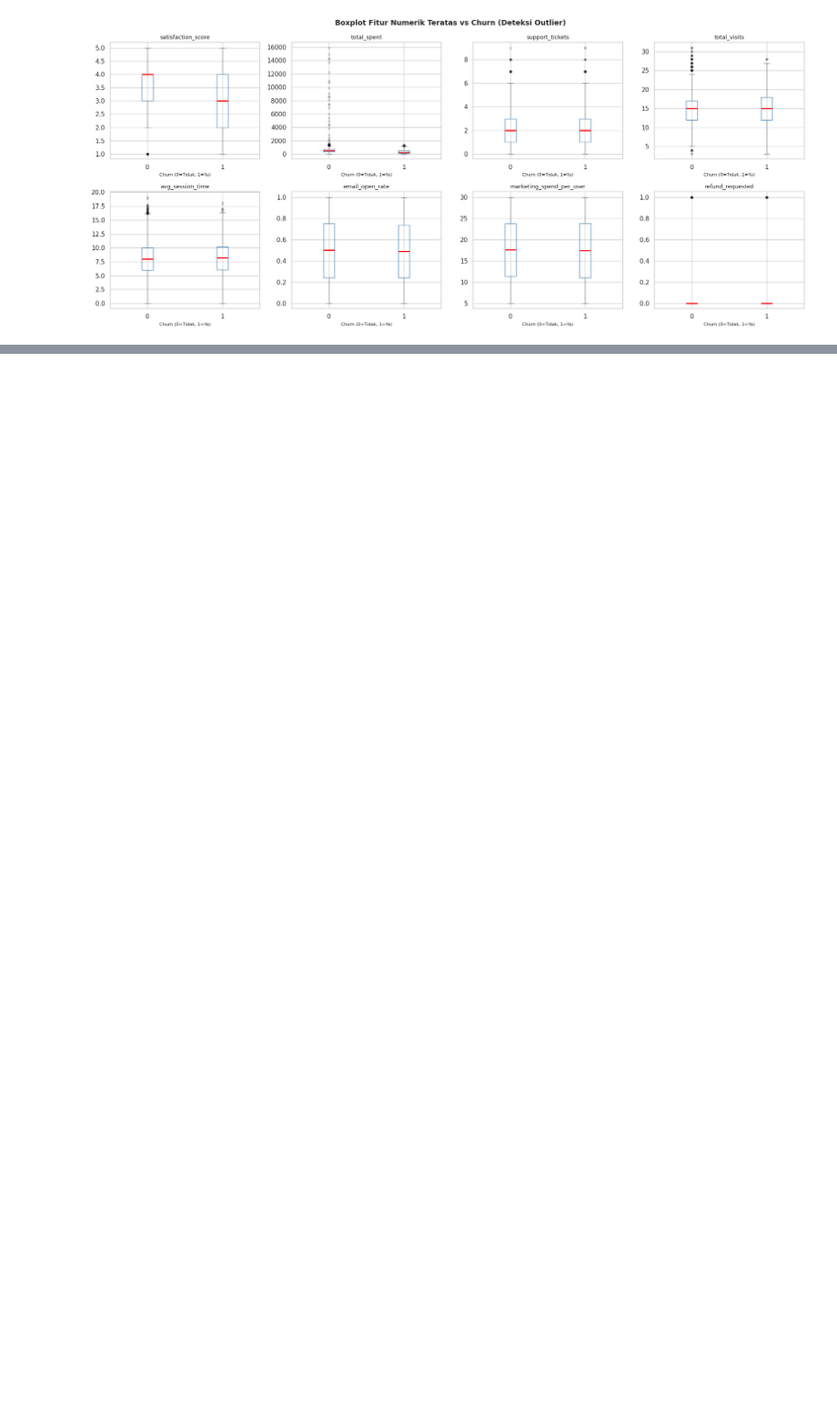
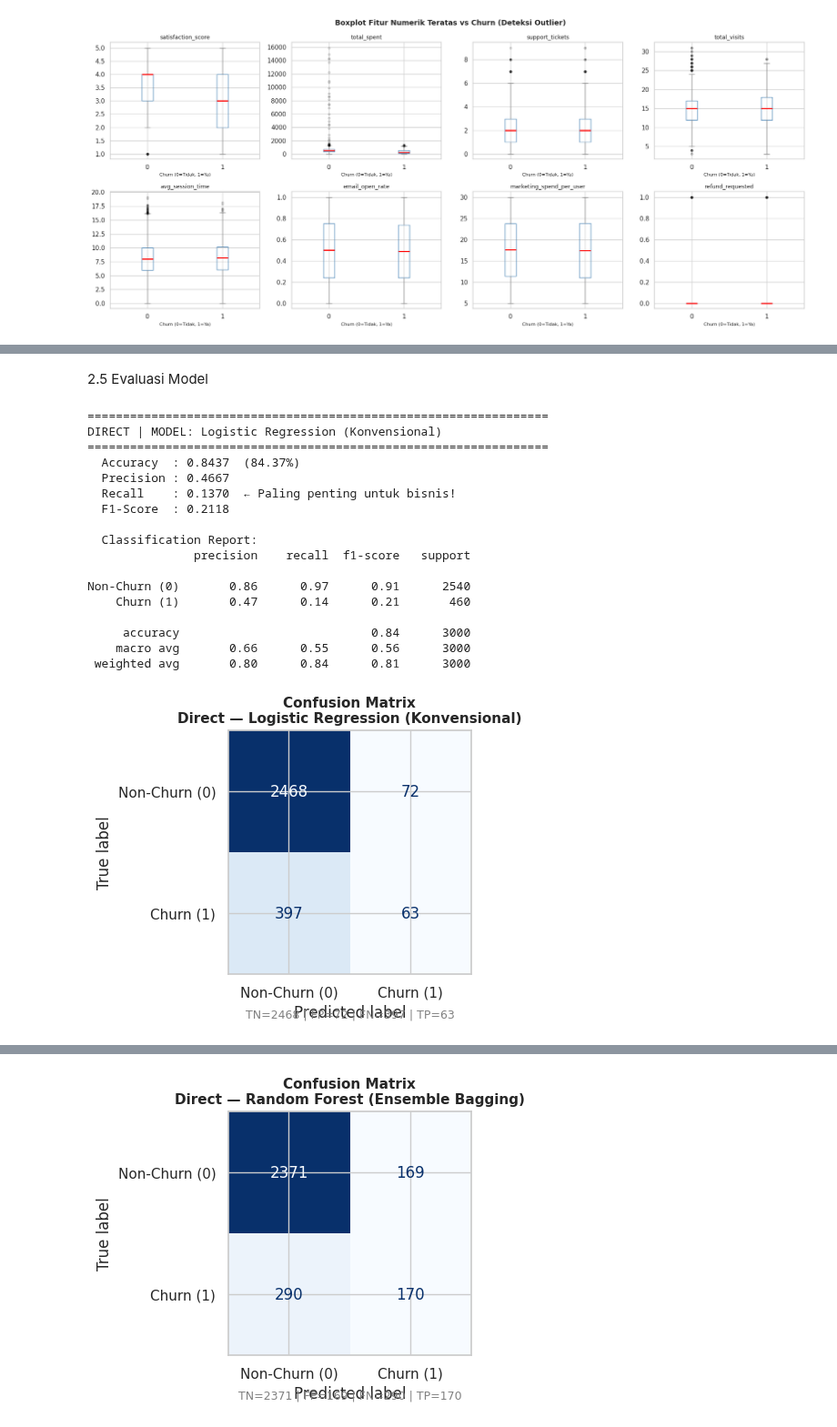
Before and after one commit to Taqi05/ChurnPrediction, a Jupyter notebook: UAS_Progress_Bengkod.ipynb, the cells around one changed output, grey strips where cells are left out. Shown at 91% size. Drawn from its saved outputs; the diff is of its cells as text; code cells hidden in the pictures; blank space fills up the shorter version.

Commit message:
Progress 2 - Direct Modeling

```diff
--- a/UAS_Progress_Bengkod.ipynb
+++ b/UAS_Progress_Bengkod.ipynb
@@ -388,0 +531,76 @@ plt.show()
+# %% [markdown]
+2.5 Evaluasi Model
+# %%
+def evaluate_model(model, X_train, X_test, y_train, y_test, model_name, scenario=''):
+    """Train model, evaluasi, dan tampilkan hasil lengkap."""
+    # Training
+    model.fit(X_train, y_train)
+    y_pred = model.predict(X_test)
+
+    # Metrik
+    acc  = accuracy_score(y_test, y_pred)
+    prec = precision_score(y_test, y_pred, average='binary', zero_division=0)
+    rec  = recall_score(y_test, y_pred, average='binary', zero_division=0)
+    f1   = f1_score(y_test, y_pred, average='binary', zero_division=0)
+
+    # Tampilan
+    print(f'\n{'='*65}')
+    print(f'{scenario.upper()} | MODEL: {model_name}')
+    print(f'{'='*65}')
+    print(f'  Accuracy  : {acc:.4f}  ({acc*100:.2f}%)')
+    print(f'  Precision : {prec:.4f}')
+    print(f'  Recall    : {rec:.4f}  ← Paling penting untuk bisnis!')
+    print(f'  F1-Score  : {f1:.4f}')
+    print(f'\n  Classification Report:')
+    print(classification_report(y_test, y_pred,
+                                target_names=['Non-Churn (0)', 'Churn (1)']))
+
+    # Confusion Matrix
+    cm   = confusion_matrix(y_test, y_pred)
+    fig, ax = plt.subplots(figsize=(6, 4))
+    disp = ConfusionMatrixDisplay(confusion_matrix=cm,
+                                   display_labels=['Non-Churn (0)', 'Churn (1)'])
+    disp.plot(ax=ax, cmap='Blues', colorbar=False)
+    ax.set_title(f'Confusion Matrix\n{scenario} — {model_name}', fontsize=11, fontweight='bold')
+    tn, fp, fn, tp = cm.ravel()
+    ax.text(0.5, -0.18,
+            f'TN={tn} | FP={fp} | FN={fn} | TP={tp}',
+            ha='center', transform=ax.transAxes, fontsize=9, color='gray')
+    plt.tight_layout()
+    fname = f'cm_{scenario.lower().replace(" ","_")}_{model_name.lower().replace(" ","_")[:15]}.png'
+    plt.savefig(fname, dpi=150, bbox_inches='tight')
+    plt.show()
+
+    return {'model': model_name, 'scenario': scenario,
+            'accuracy': acc, 'precision': prec, 'recall': rec, 'f1': f1}
+
+
+# LATIH DAN EVALUASI — DIRECT MODELING
+
+results_direct = []
+
+for name, model in models_direct.items():
+    result = evaluate_model(
+        model, X_train_dir, X_test_dir, y_train_dir, y_test_dir,
+        model_name=name, scenario='Direct'
+    )
+    results_direct.append(result)
+# %% [output]
+=================================================================
+DIRECT | MODEL: Logistic Regression (Konvensional)
+=================================================================
+  Accuracy  : 0.8437  (84.37%)
+  Precision : 0.4667
+  Recall    : 0.1370  ← Paling penting untuk bisnis!
+  F1-Score  : 0.2118
+
+  Classification Report:
+               precision    recall  f1-score   support
+
+Non-Churn (0)       0.86      0.97      0.91      2540
+    Churn (1)       0.47      0.14      0.21       460
+
+     accuracy                           0.84      3000
+    macro avg       0.66      0.55      0.56      3000
+ weighted avg       0.80      0.84      0.81      3000
+[figure, added]
@@ -388,0 +624 @@ plt.show()
+[figure, added]
```
Also changed, not shown: parts of 20 cells of this notebook.
